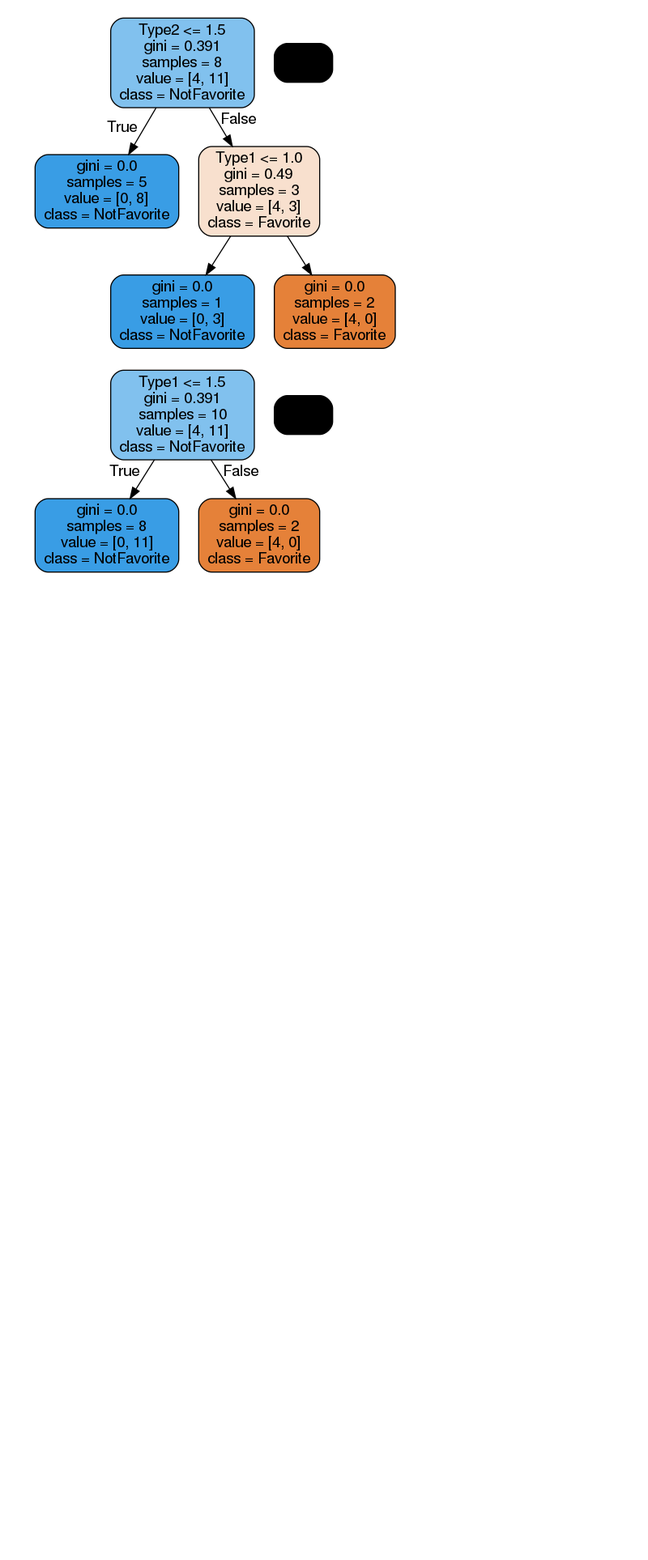
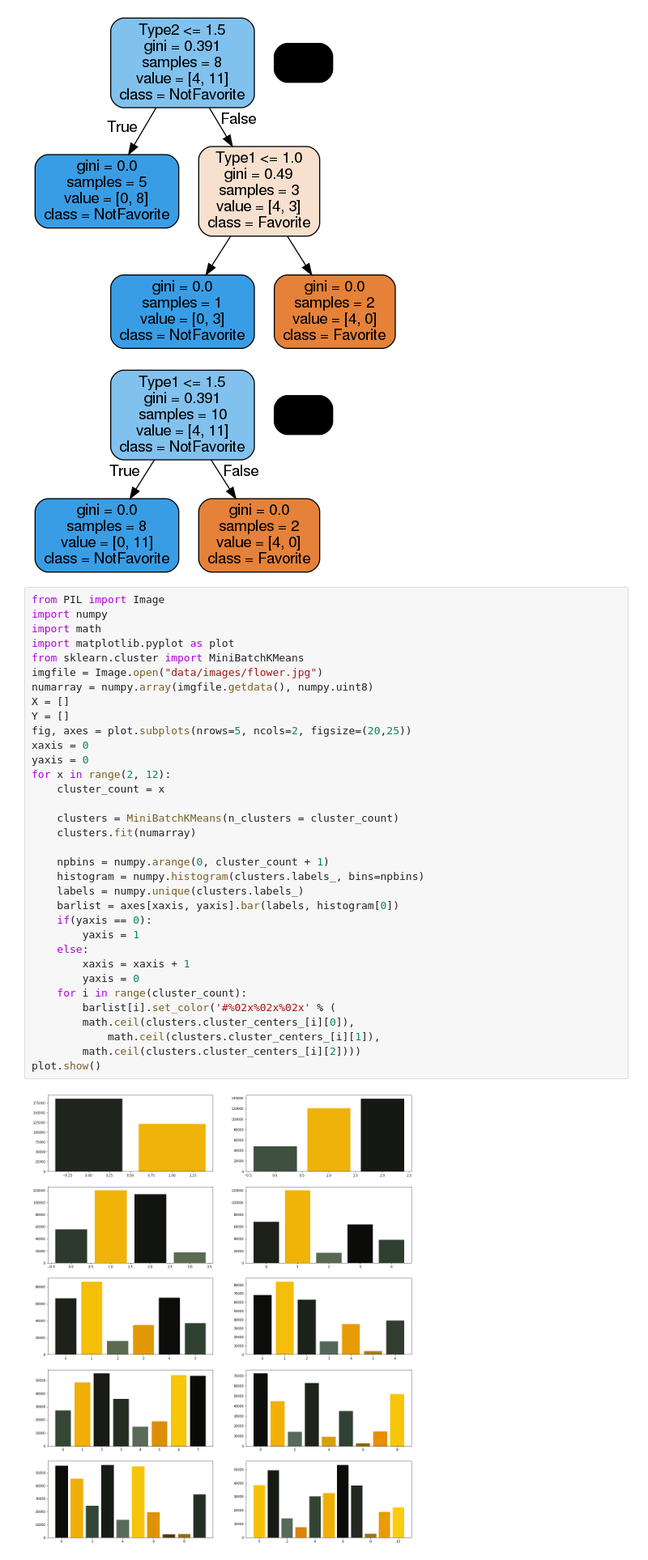
Before and after one commit to arthursaunier/MachineLearning, a Jupyter notebook: fr/Projet/projet.ipynb, the cells around one changed output. Shown: that part at 81% size. Cells and saved outputs as stored; diff of their text form; blank space fills up the shorter version.

```diff
--- a/fr/Projet/projet.ipynb
+++ b/fr/Projet/projet.ipynb
@@ -207,3 +207,39 @@ for i in range(10):
 [figure]
 [figure]
 [figure]
+# %%
+from PIL import Image
+import numpy
+import math
+import matplotlib.pyplot as plot
+from sklearn.cluster import MiniBatchKMeans
+imgfile = Image.open("data/images/flower.jpg")
+numarray = numpy.array(imgfile.getdata(), numpy.uint8)
+X = []
+Y = []
+fig, axes = plot.subplots(nrows=5, ncols=2, figsize=(20,25))
+xaxis = 0
+yaxis = 0
+for x in range(2, 12):
+    cluster_count = x
+
+    clusters = MiniBatchKMeans(n_clusters = cluster_count)
+    clusters.fit(numarray)
+
+    npbins = numpy.arange(0, cluster_count + 1)
+    histogram = numpy.histogram(clusters.labels_, bins=npbins)
+    labels = numpy.unique(clusters.labels_)
+    barlist = axes[xaxis, yaxis].bar(labels, histogram[0])
+    if(yaxis == 0):
+        yaxis = 1
+    else:
+        xaxis = xaxis + 1
+        yaxis = 0
+    for i in range(cluster_count):
+        barlist[i].set_color('#%02x%02x%02x' % (
+        math.ceil(clusters.cluster_centers_[i][0]),
+            math.ceil(clusters.cluster_centers_[i][1]),
+        math.ceil(clusters.cluster_centers_[i][2])))
+plot.show()
+# %% [output]
+[figure, added]
```
Also changed, not shown: 1 other file.
